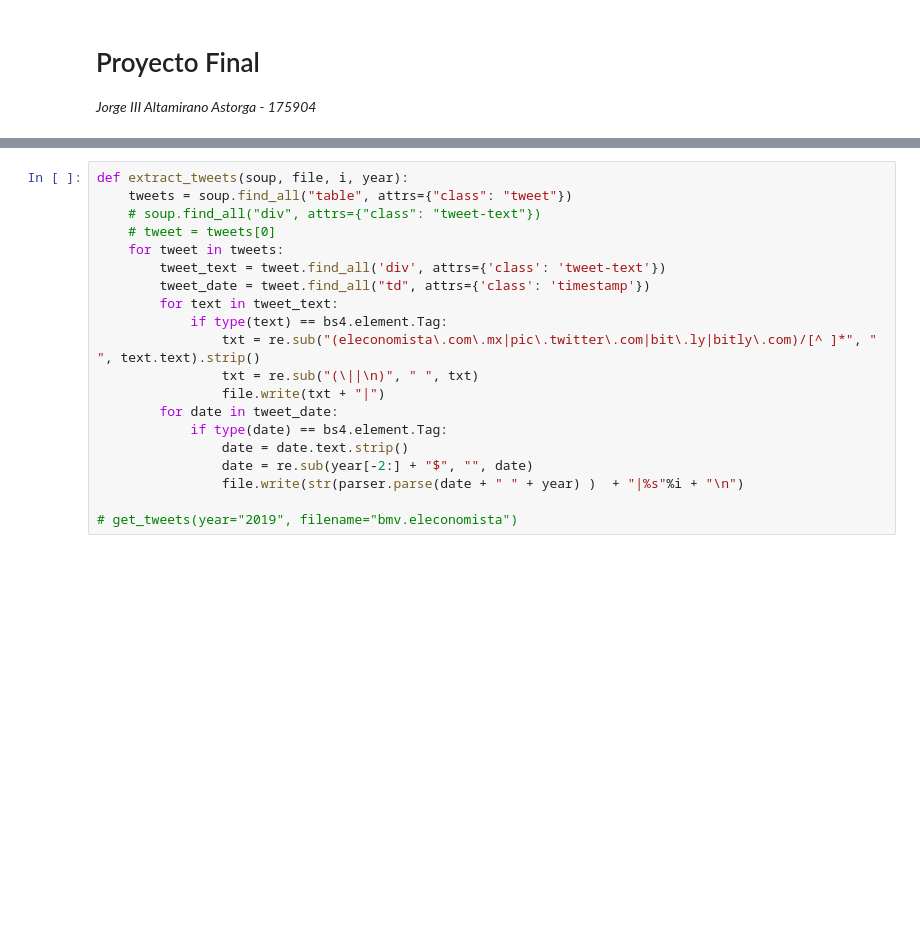
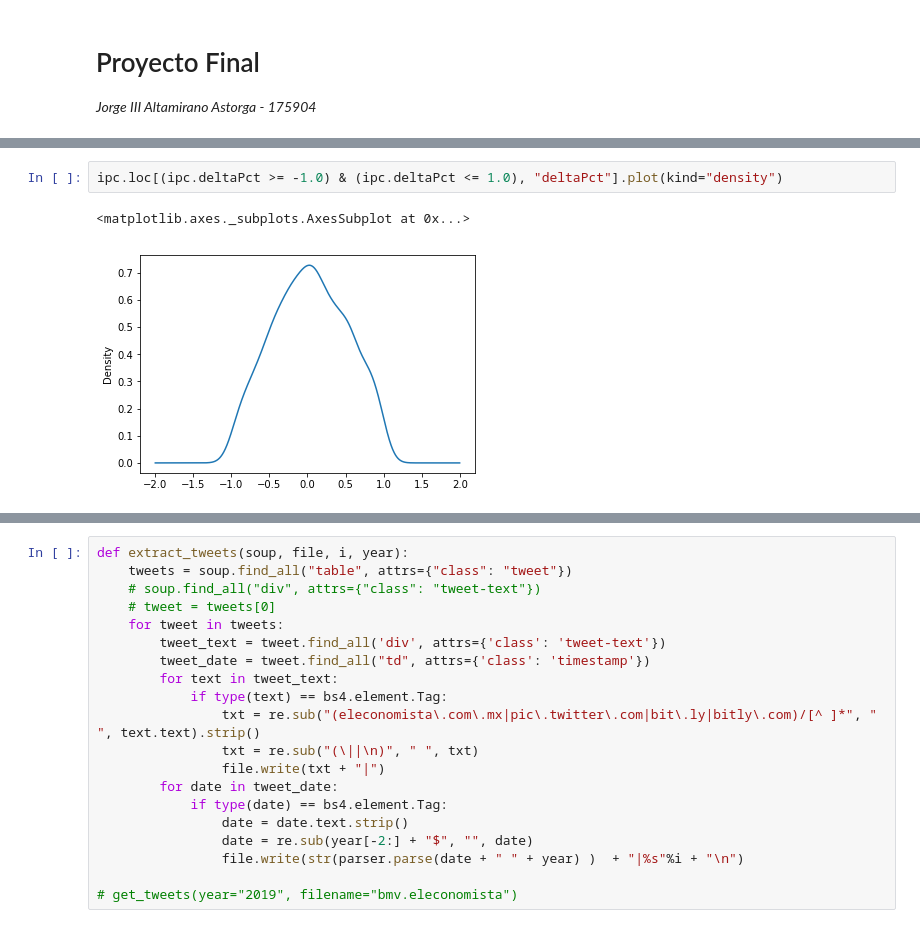
Before and after one commit to philwebsurfer/ITAM-QuantFinance, a Jupyter notebook: alumnos/jorge_altamirano/proyecto-final.ipynb, the cells around one changed output, grey strips where cells are left out. Cells and saved outputs as stored; diff of their text form; blank space fills up the shorter version.

```diff
--- a/alumnos/jorge_altamirano/proyecto-final.ipynb
+++ b/alumnos/jorge_altamirano/proyecto-final.ipynb
@@ -21,0 +79,5 @@ q
+# %%
+ipc.loc[(ipc.deltaPct >= -1.0) & (ipc.deltaPct <= 1.0), "deltaPct"].plot(kind="density")
+# %% [output]
+<matplotlib.axes._subplots.AxesSubplot at 0x...>
+[figure, added]
```
Also changed, not shown: parts of 26 cells of this notebook.
